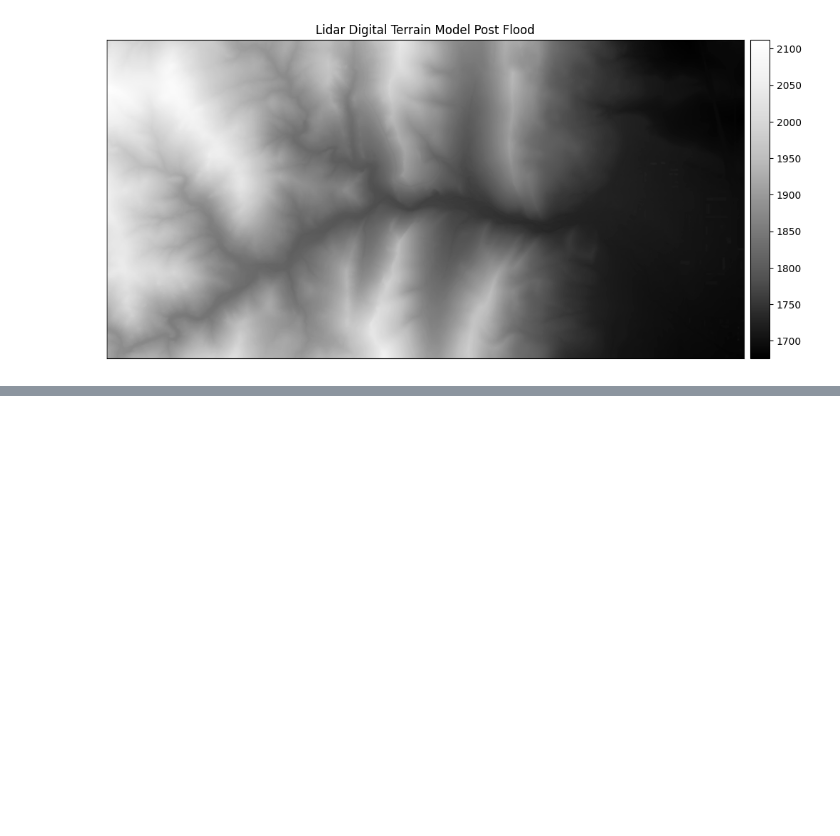
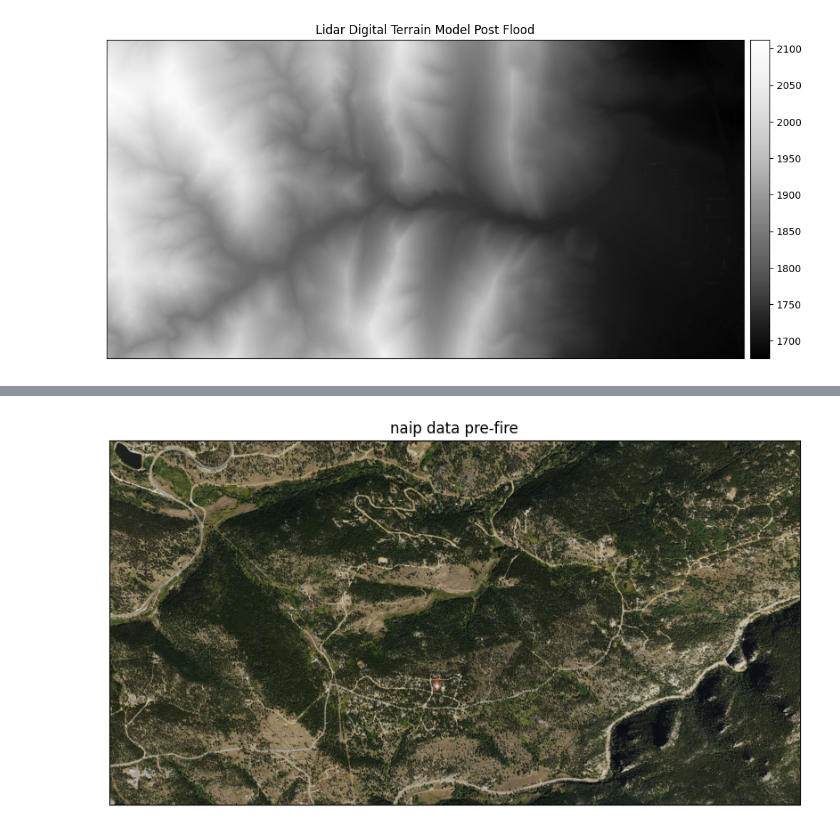
Before and after one commit to achi113s/EarthDataScience, a Jupyter notebook: intro/ch5_spatialdata/Lesson2RasterData.ipynb, the cells around one changed output, grey strips where cells are left out. Cells and saved outputs as stored; diff of their text form; code cells hidden in the pictures; blank space fills up the shorter version.

```diff
--- a/intro/ch5_spatialdata/Lesson2RasterData.ipynb
+++ b/intro/ch5_spatialdata/Lesson2RasterData.ipynb
@@ -190,0 +243,7 @@ plt.show()
+# %%
+# Plot color image
+ep.plot_rgb(naip_pre_fire.values,
+            title="naip data pre-fire")
+plt.show()
+# %% [output]
+[figure, added]
```
Also changed, not shown: parts of 9 cells of this notebook.
